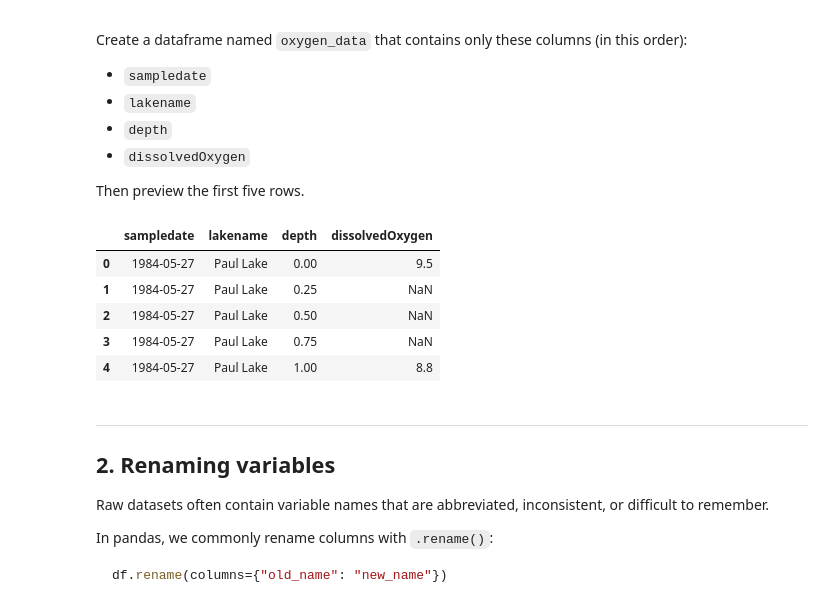
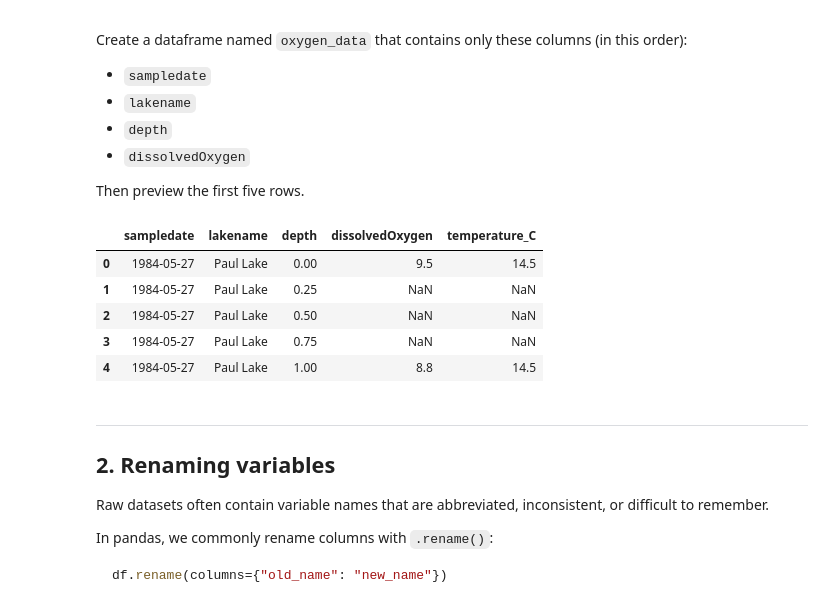
Before and after one commit to Agnowell25/ENV700, a Jupyter notebook: lessons/M4-data-wrangling-2.ipynb, the cells around one changed output. Saved outputs shown, nothing was run; the diff lists cells and outputs as text; code cells hidden in the pictures.

```diff
--- a/lessons/M4-data-wrangling-2.ipynb
+++ b/lessons/M4-data-wrangling-2.ipynb
@@ -151,17 +151,17 @@ Create a dataframe named `oxygen_data` that contains only these columns (in this
 Then preview the first five rows.
 # %%
 # Exercise 1
-core_cols = [ 'sampledate','lakename', 'depth', 'dissolvedOxygen']
+core_cols = [ 'sampledate','lakename', 'depth', 'dissolvedOxygen','temperature_C']
 oxygen_data = NTL_phys_data.loc[:, core_cols]
 
 oxygen_data.head()
 # %% [output]
-|  | sampledate | lakename | depth | dissolvedOxygen |
-| 0 | 1984-05-27 | Paul Lake | 0.00 | 9.5 |
-| 1 | 1984-05-27 | Paul Lake | 0.25 | NaN |
-| 2 | 1984-05-27 | Paul Lake | 0.50 | NaN |
-| 3 | 1984-05-27 | Paul Lake | 0.75 | NaN |
-| 4 | 1984-05-27 | Paul Lake | 1.00 | 8.8 |
+|  | sampledate | lakename | depth | dissolvedOxygen | temperature_C |
+| 0 | 1984-05-27 | Paul Lake | 0.00 | 9.5 | 14.5 |
+| 1 | 1984-05-27 | Paul Lake | 0.25 | NaN | NaN |
+| 2 | 1984-05-27 | Paul Lake | 0.50 | NaN | NaN |
+| 3 | 1984-05-27 | Paul Lake | 0.75 | NaN | NaN |
+| 4 | 1984-05-27 | Paul Lake | 1.00 | 8.8 | 14.5 |
 # %% [markdown]
 ---
 ## 2. Renaming variables
```
Also changed, not shown: parts of 22 cells of this notebook, 1 other file.
